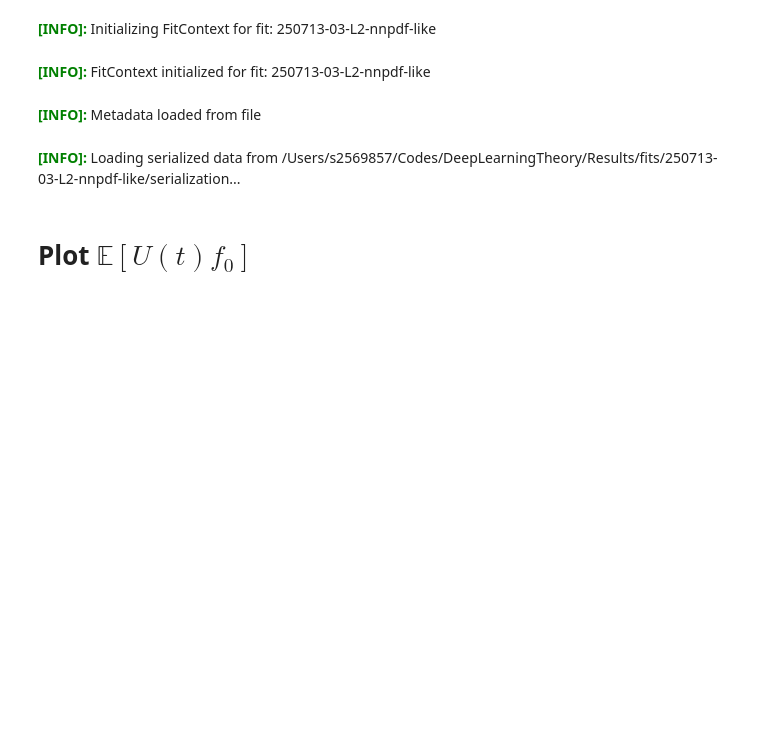
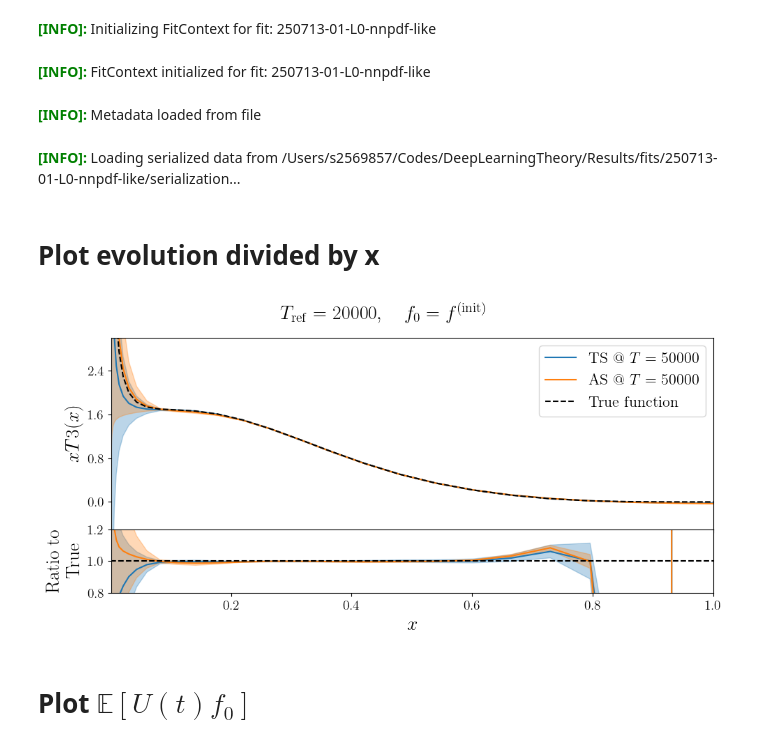
Before and after one commit to achiefa/DeepLearningTheory, a Jupyter notebook: notebooks/plot_examples.ipynb, the cells around one changed output. Cells and saved outputs as stored; diff of their text form; code cells hidden in the pictures; blank space fills up the shorter version.

Commit message:
Adjustments + options in plots

```diff
--- a/notebooks/plot_examples.ipynb
+++ b/notebooks/plot_examples.ipynb
@@ -32,12 +33,28 @@ logger = setup_logger()
 # If you want to see all messages, including DEBUG:
 logger.setLevel(logging.INFO)
 # %%
-context = FitContext('250713-03-L2-nnpdf-like')
+context = FitContext('250713-01-L0-nnpdf-like')
 # %% [output]
-[INFO]: Initializing FitContext for fit: 250713-03-L2-nnpdf-like
+[INFO]: Initializing FitContext for fit: 250713-01-L0-nnpdf-like
-[INFO]: FitContext initialized for fit: 250713-03-L2-nnpdf-like
+[INFO]: FitContext initialized for fit: 250713-01-L0-nnpdf-like
 [INFO]: Metadata loaded from file
-[INFO]: Loading serialized data from /Users/s2569857/Codes/DeepLearningTheory/Results/fits/250713-03-L2-nnpdf-like/serialization...
+[INFO]: Loading serialized data from /Users/s2569857/Codes/DeepLearningTheory/Results/fits/250713-01-L0-nnpdf-like/serialization...
+# %% [markdown]
+# Plot evolution divided by x
+# %%
+plot_evolution_from_initialisation(
+    context,
+    ref_epoch=20000,
+    epochs=[50000],
+    show_true=True,
+    ax_specs=[{"set_xscale": "linear", "set_ylim": (-0.5,3), "set_xlim": (1.e-3,1)}, {}],
+    colors=["C0", "C1"],
+    save_fig=False,
+    divide_by_x=True,
+    ratio_label=r"$\textrm{Ratio to }$" + "\n" + r"$\rm{True}$"
+)
+# %% [output]
+[figure, added]
 # %% [markdown]
 # Plot $\mathbb{E}[U(t) f_0]$
 # %%
```
Also changed, not shown: parts of 6 cells of this notebook, 7 other files.
